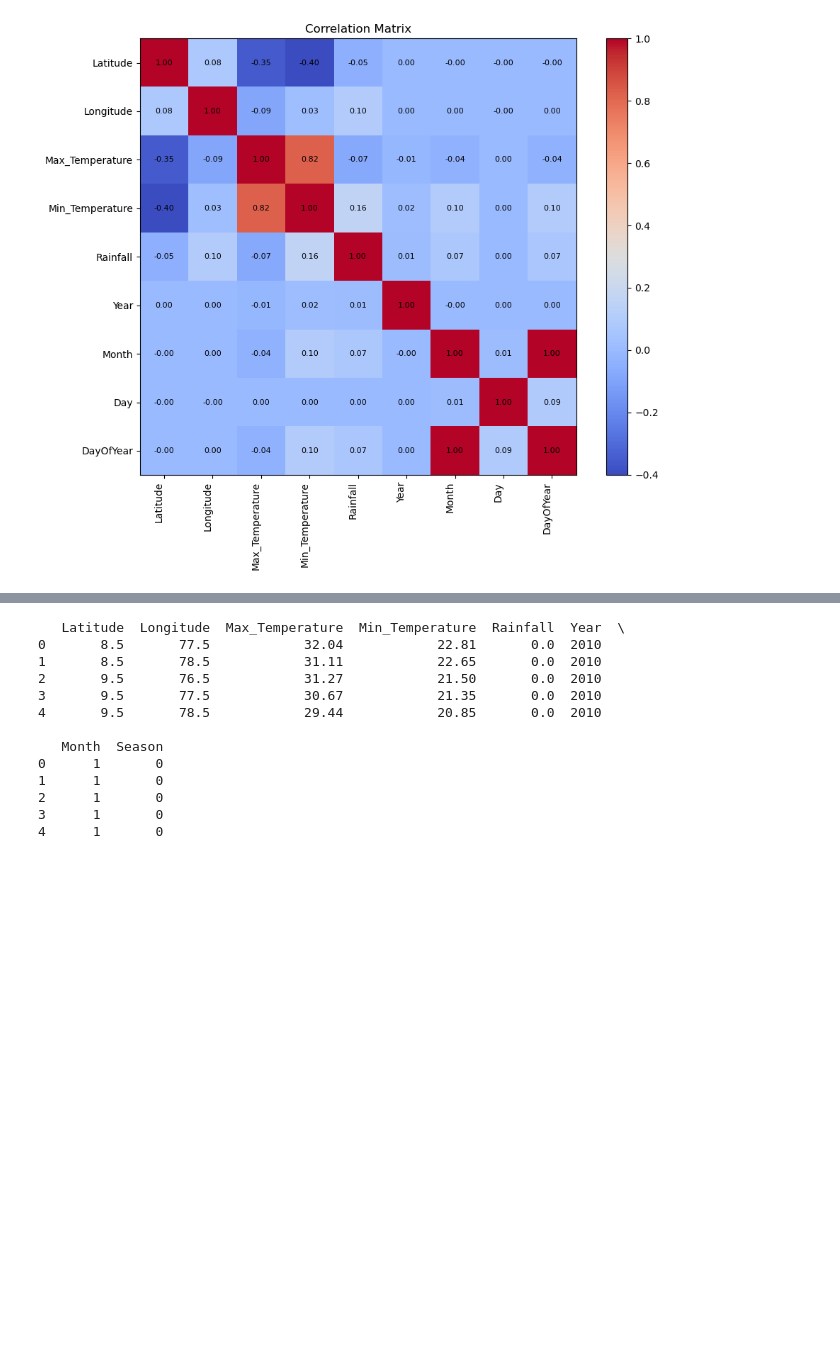
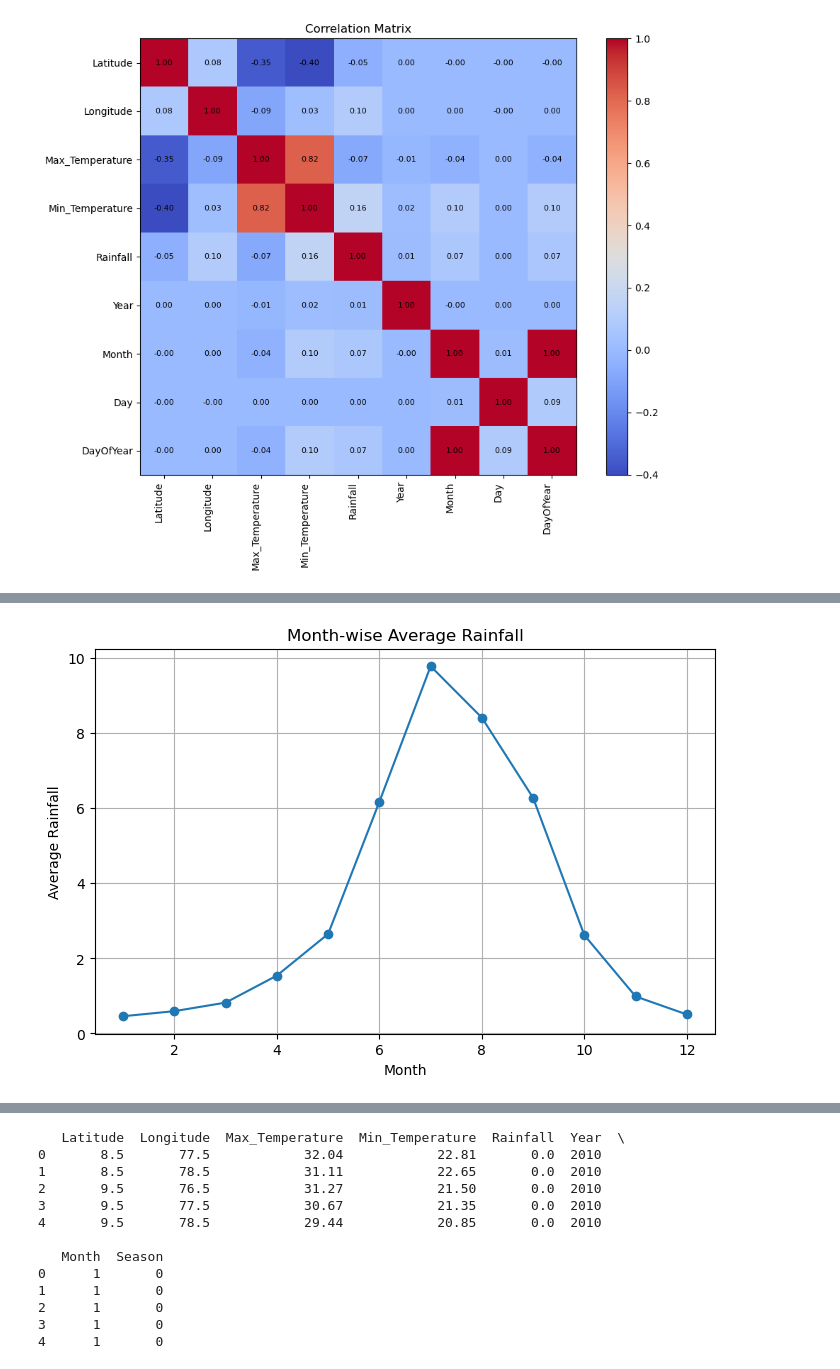
Before and after one commit to shudhanshusingh649/PowerBI-Dashboard-Projects, a Jupyter notebook: Final_Dataset/Climate_Analysis.ipynb, the cells around one changed output, grey strips where cells are left out. Drawn from its saved outputs; the diff is of its cells as text; code cells hidden in the pictures; blank space fills up the shorter version.

```diff
--- a/Final_Dataset/Climate_Analysis.ipynb
+++ b/Final_Dataset/Climate_Analysis.ipynb
@@ -350,0 +378,17 @@ plt.show()
+# %%
+monthly = (
+    df.groupby("Month")["Rainfall"]
+      .mean()
+      .reset_index())
+plt.figure(figsize=(8,5))
+plt.plot(
+    monthly["Month"],
+    monthly["Rainfall"],
+    marker="o")
+plt.title("Month-wise Average Rainfall")
+plt.xlabel("Month")
+plt.ylabel("Average Rainfall")
+plt.grid(True)
+plt.show()
+# %% [output]
+[figure, added]
```
Also changed, not shown: parts of 4 cells of this notebook, 1 other file.
